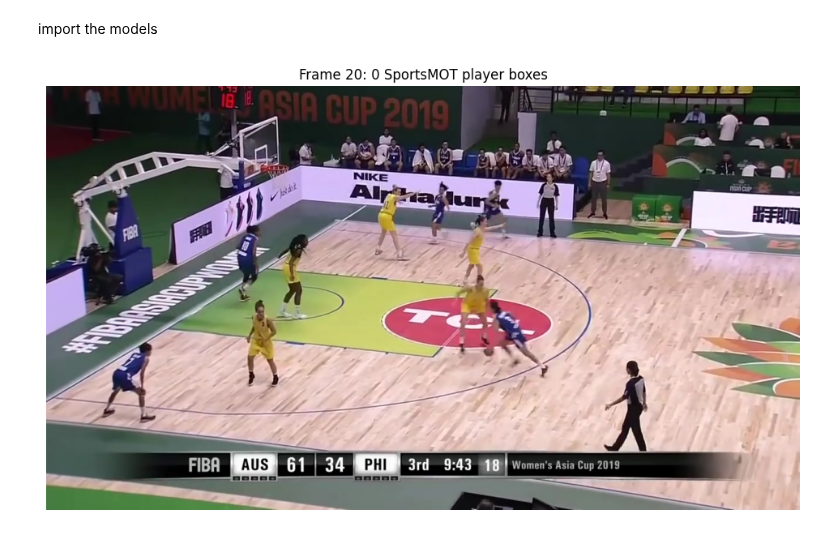
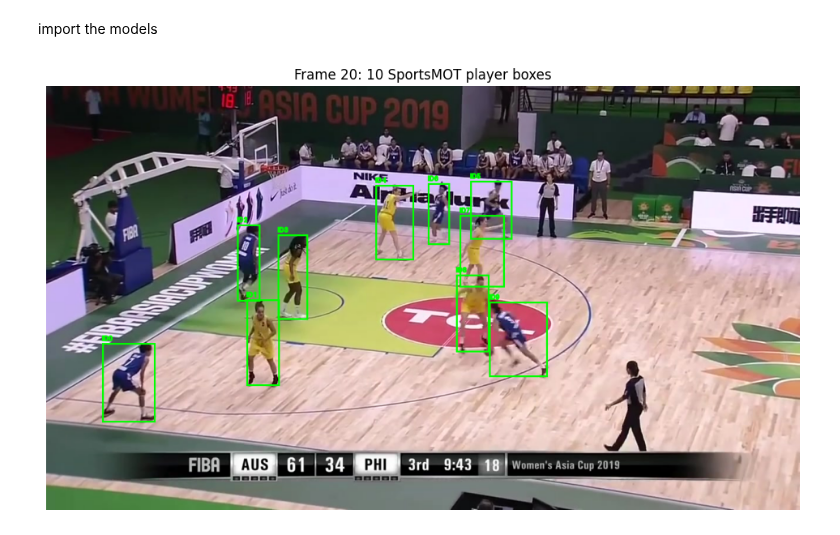
Before and after one commit to Yimo-Liu-13196/DSI-NVIDIA-Basketball-Shot-Analysis-Project, a Jupyter notebook: notebooks/player_bounding.ipynb, the cells around one changed output. Drawn from its saved outputs; the diff is of its cells as text; code cells hidden in the pictures.

```diff
--- a/notebooks/player_bounding.ipynb
+++ b/notebooks/player_bounding.ipynb
@@ -142,35 +142,31 @@ Annotations:
 # %%
 import csv
 from PIL import ImageDraw
-
-# # The last loaded image is frame 20; read its SportsMOT ground-truth boxes.
-frame_number = int(Path(image_files[-1]).stem)
-# annotation_path = f"{sequence}/gt/gt.txt"
-gt_bytes = gt[gt[:, 0] == frame_number]
-# with tarfile.open(archive, "r") as tar:
-#     annotation_file = tar.extractfile(annotation_path)
 gt_bytes = [
-        row for row in csv.reader(line.decode("utf-8") for line in annotation_file)
-        if int(row[0]) == frame_number
-    ]
+    row
+    for row in csv.reader(
+        ",".join(map(str, line)) for line in gt
+    )
+    if int(float(row[0])) == frame_number
+]
 
 boxed_frame = images[-1].copy()
 draw = ImageDraw.Draw(boxed_frame)
 
 for row in gt_bytes:
     _, track_id, left, top, width, height, *_ = map(float, row)
     right = left + width
     bottom = top + height
     draw.rectangle((left, top, right, bottom),
                    outline="lime", width=3)
     draw.text((left, max(0, top - 14)),
               f"ID {int(track_id)}", fill="lime",
               stroke_width=1)
 
 plt.figure(figsize=(12, 7))
 plt.imshow(boxed_frame)
 plt.title(f"Frame {frame_number}: {len(gt_bytes)} SportsMOT player boxes")
 plt.axis("off")
 plt.show()
 # %% [output]
-[figure, old version]
+[figure, new version]
```
Also changed, not shown: parts of 1 cell of this notebook.
